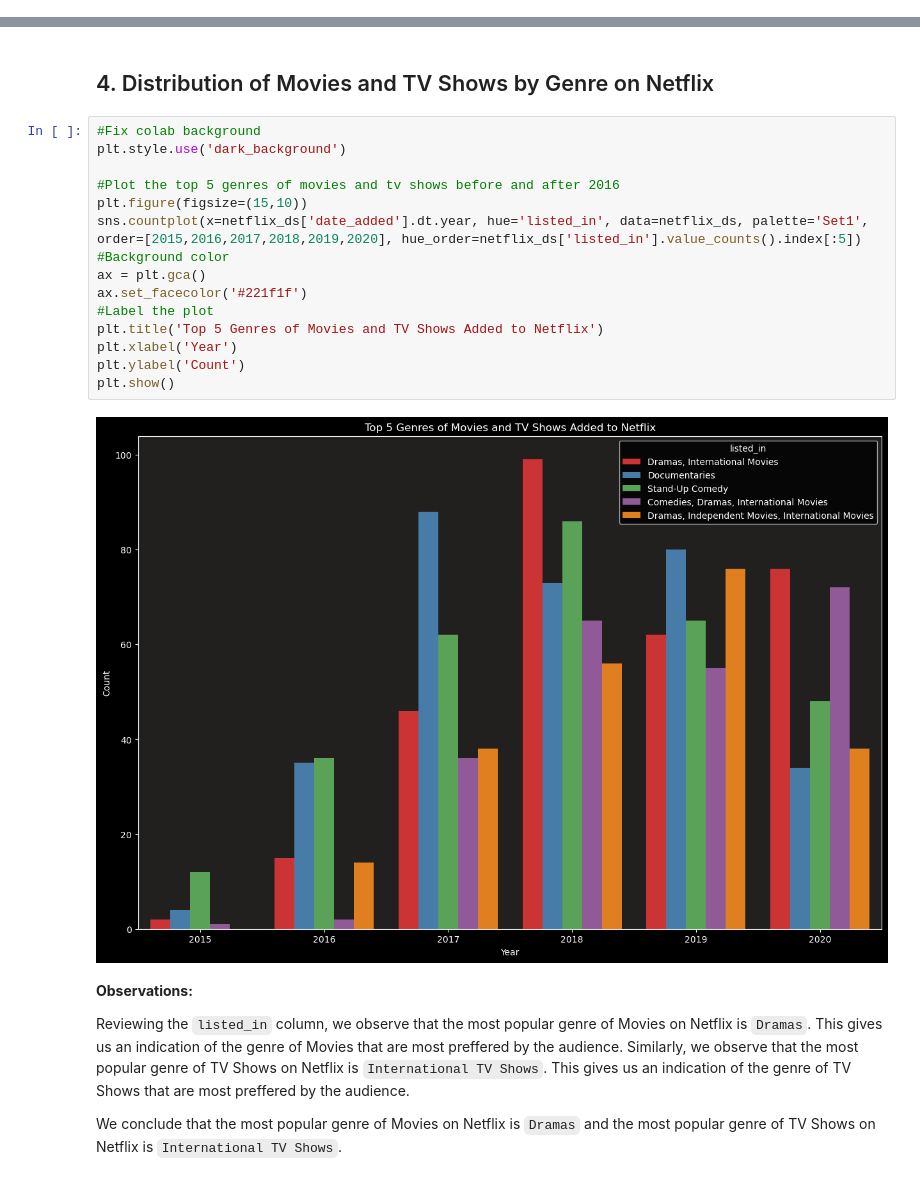
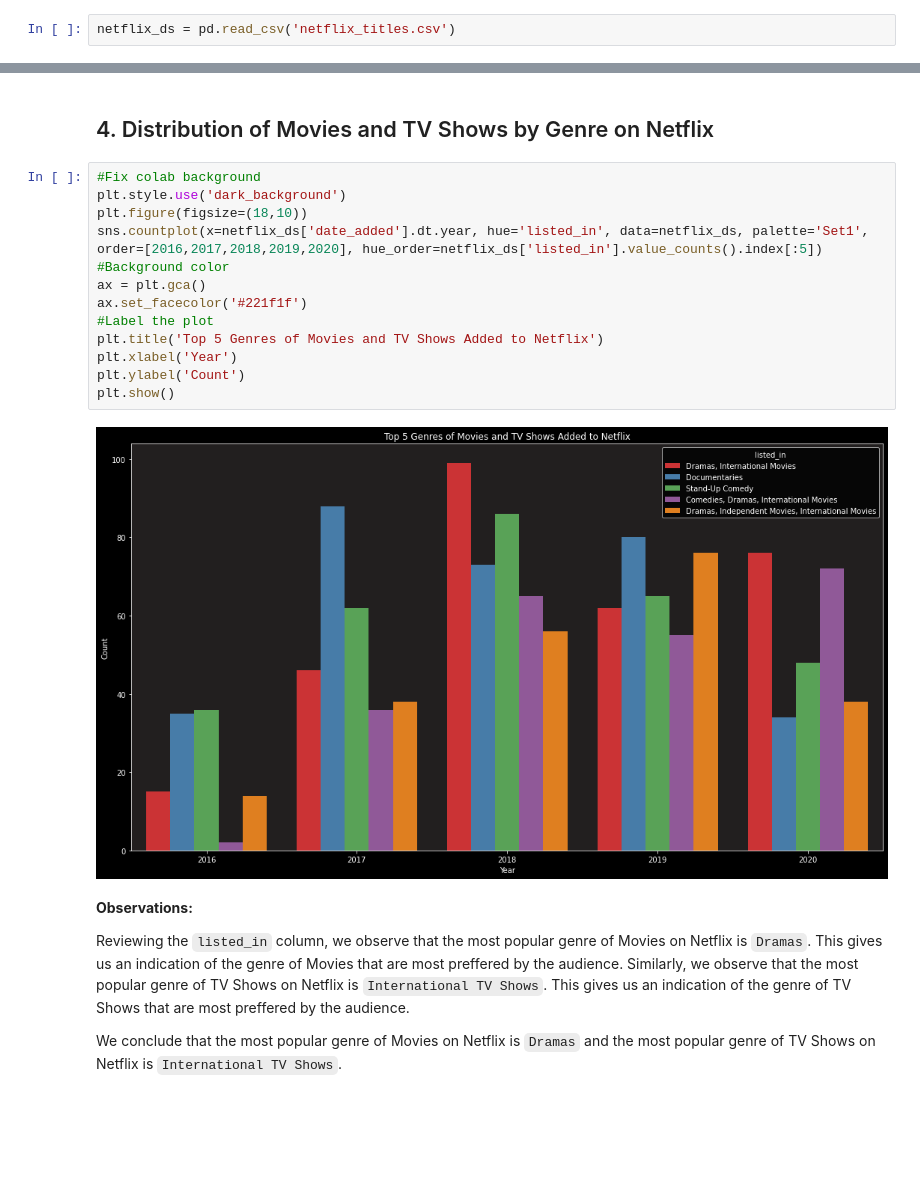
Before and after one commit to bhagirathbhard/Analysis-Netflix-Content-Library, a Jupyter notebook: A7-Netflix-Content-Analysis.ipynb, the cells around one changed output, grey strips where cells are left out. Saved outputs shown, nothing was run; the diff lists cells and outputs as text; blank space fills up the shorter version.

Commit message:
Final Except Data Sources

```diff
--- a/A7-Netflix-Content-Analysis.ipynb
+++ b/A7-Netflix-Content-Analysis.ipynb
@@ -210,3 +198,5 @@ netflix_ds = pd.read_csv('/Users/bhagirathbhardwaj/Library/CloudStorage/GoogleDr
+# %%
+netflix_ds = pd.read_csv('netflix_titles.csv')
 # %% [markdown]
 # **<span id="EDA" style="color:#023e8a;">Exploratory Data Analysis </span>**
 # %%
@@ -694,20 +677,18 @@ We conclude that the most preffered duration of Movies on Netflix is between `80
 # %%
 #Fix colab background
 plt.style.use('dark_background')
-
-#Plot the top 5 genres of movies and tv shows before and after 2016
-plt.figure(figsize=(15,10))
-sns.countplot(x=netflix_ds['date_added'].dt.year, hue='listed_in', data=netflix_ds, palette='Set1', order=[2015,2016,2017,2018,2019,2020], hue_order=netflix_ds['listed_in'].value_counts().index[:5])
+plt.figure(figsize=(18,10))
+sns.countplot(x=netflix_ds['date_added'].dt.year, hue='listed_in', data=netflix_ds, palette='Set1', order=[2016,2017,2018,2019,2020], hue_order=netflix_ds['listed_in'].value_counts().index[:5])
 #Background color
 ax = plt.gca()
 ax.set_facecolor('#221f1f')
 #Label the plot
 plt.title('Top 5 Genres of Movies and TV Shows Added to Netflix')
 plt.xlabel('Year')
 plt.ylabel('Count')
 plt.show()
 # %% [output]
-[figure, old version]
+[figure, new version]
 # %% [markdown]
 **Observations:**
 
```
Also changed, not shown: parts of 40 cells of this notebook.
